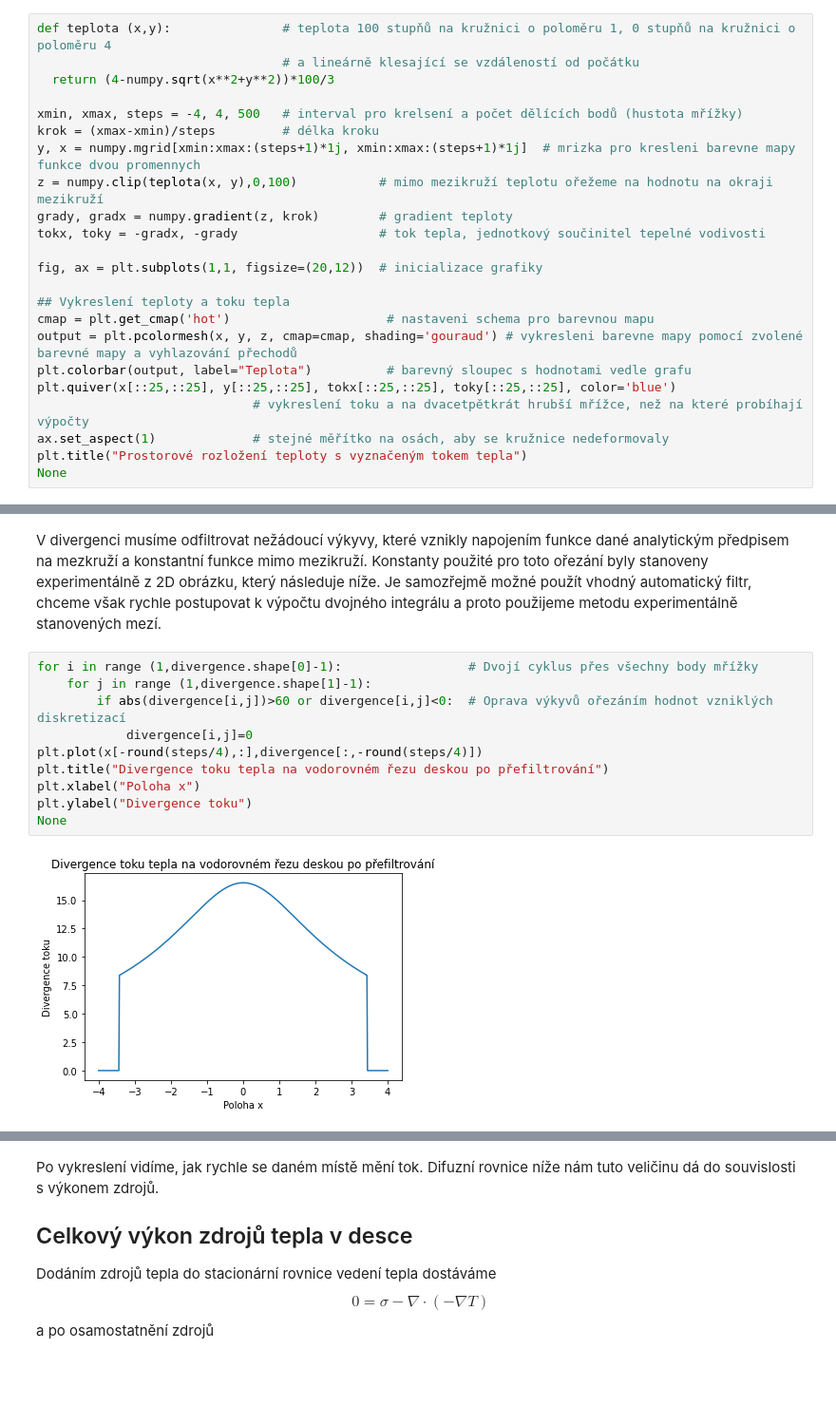
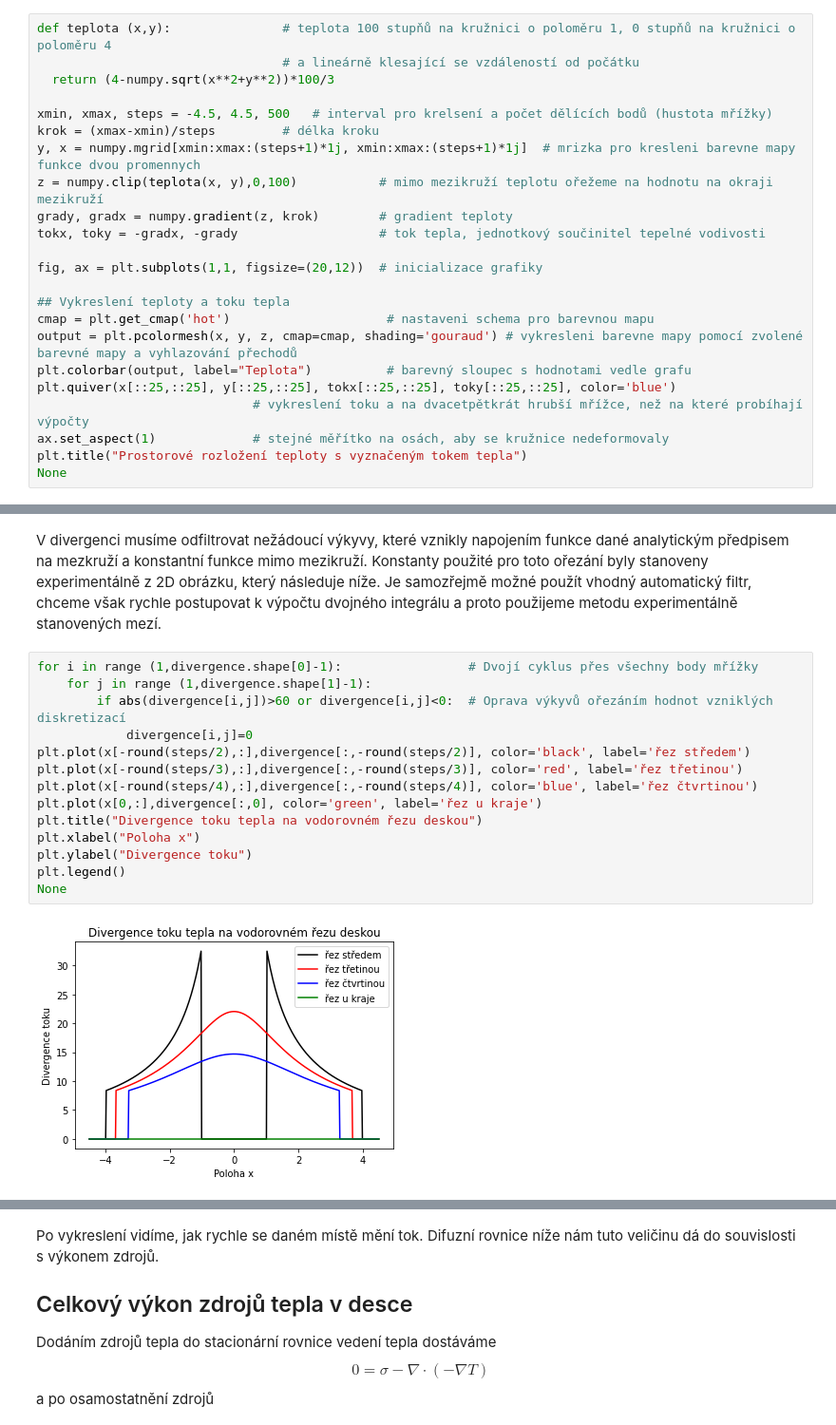
Before and after one commit to robert-marik/aromamath, a Jupyter notebook: Dvojny_integral.ipynb, the cells around one changed output, grey strips where cells are left out. Shown at 95% size. Drawn from its saved outputs; the diff is of its cells as text; blank space fills up the shorter version.

```diff
--- a/Dvojny_integral.ipynb
+++ b/Dvojny_integral.ipynb
@@ -43,7 +43,7 @@ def teplota (x,y):               # teplota 100 stupňů na kružnici o poloměru
                                  # a lineárně klesající se vzdáleností od počátku
   return (4-numpy.sqrt(x**2+y**2))*100/3
 
-xmin, xmax, steps = -4, 4, 500   # interval pro krelsení a počet dělících bodů (hustota mřížky)
+xmin, xmax, steps = -4.5, 4.5, 500   # interval pro krelsení a počet dělících bodů (hustota mřížky)
 krok = (xmax-xmin)/steps         # délka kroku
 y, x = numpy.mgrid[xmin:xmax:(steps+1)*1j, xmin:xmax:(steps+1)*1j]  # mrizka pro kresleni barevne mapy funkce dvou promennych
 z = numpy.clip(teplota(x, y),0,100)           # mimo mezikruží teplotu ořežeme na hodnotu na okraji mezikruží
@@ -128,13 +130,17 @@ V divergenci musíme odfiltrovat nežádoucí výkyvy, které vznikly napojením
 # %%
 for i in range (1,divergence.shape[0]-1):                 # Dvojí cyklus přes všechny body mřížky
     for j in range (1,divergence.shape[1]-1):
         if abs(divergence[i,j])>60 or divergence[i,j]<0:  # Oprava výkyvů ořezáním hodnot vzniklých diskretizací
             divergence[i,j]=0
-plt.plot(x[-round(steps/4),:],divergence[:,-round(steps/4)])
-plt.title("Divergence toku tepla na vodorovném řezu deskou po přefiltrování")
+plt.plot(x[-round(steps/2),:],divergence[:,-round(steps/2)], color='black', label='řez středem')
+plt.plot(x[-round(steps/3),:],divergence[:,-round(steps/3)], color='red', label='řez třetinou')
+plt.plot(x[-round(steps/4),:],divergence[:,-round(steps/4)], color='blue', label='řez čtvrtinou')
+plt.plot(x[0,:],divergence[:,0], color='green', label='řez u kraje')
+plt.title("Divergence toku tepla na vodorovném řezu deskou")
 plt.xlabel("Poloha x")
 plt.ylabel("Divergence toku")
+plt.legend()
 None
 # %% [output]
-[figure, old version]
+[figure, new version]
 # %% [markdown]
```
Also changed, not shown: parts of 8 cells of this notebook, 2 other files.
